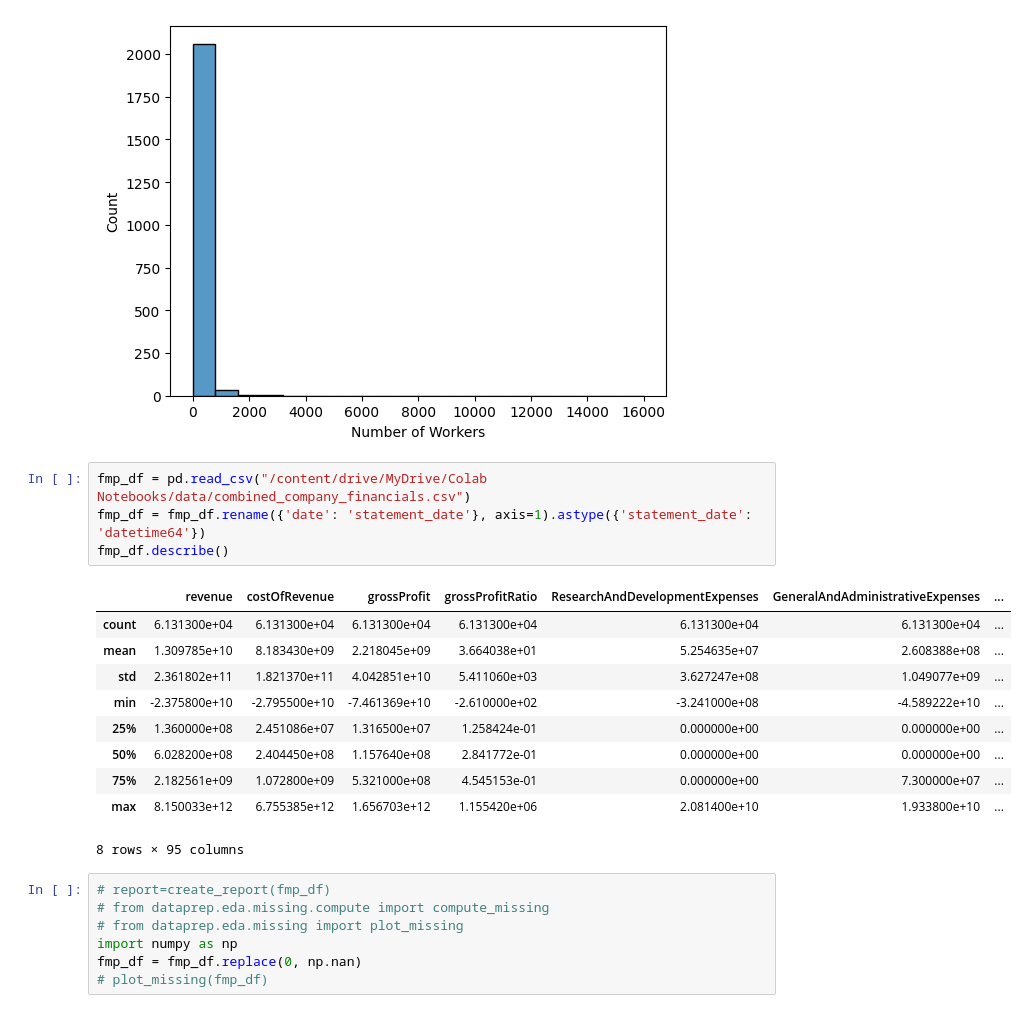
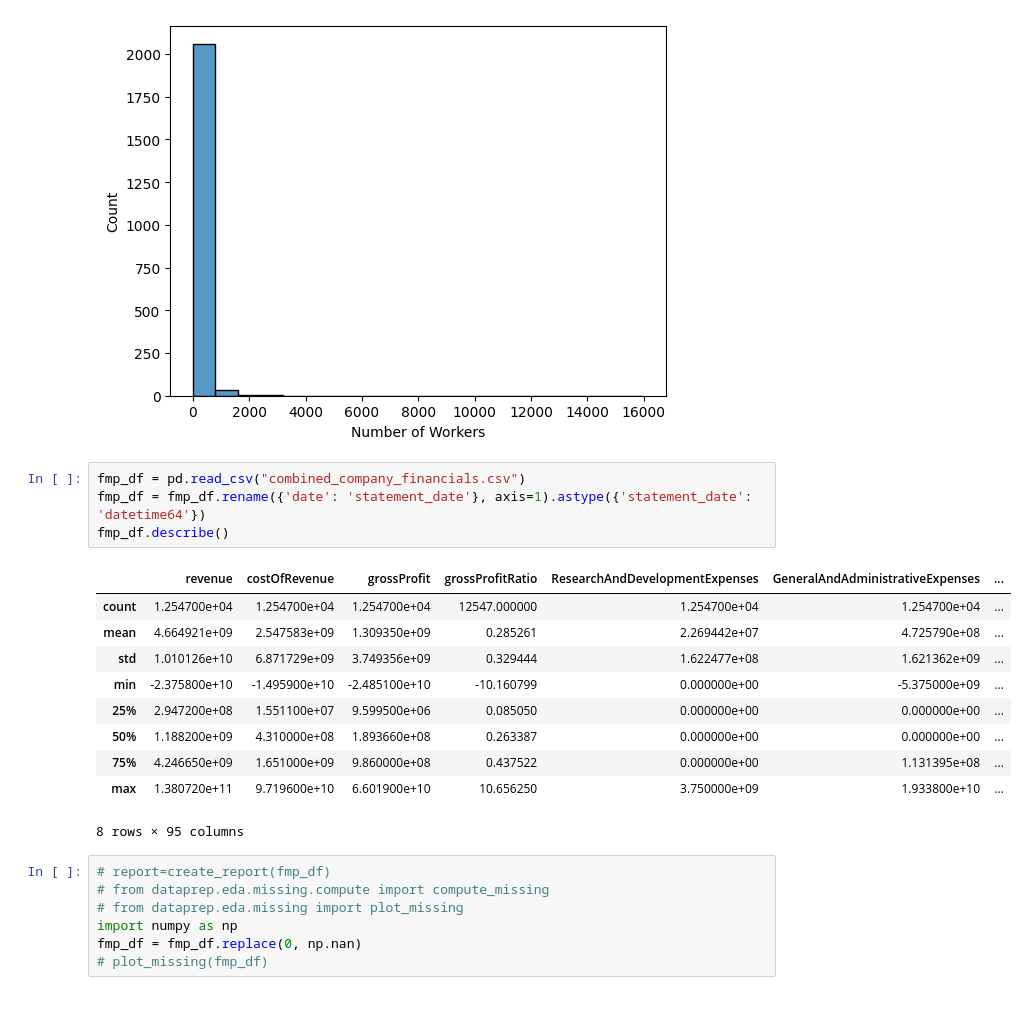
Before and after one commit to fatbuddy/layoffs-decoded, a Jupyter notebook: analysis/q2_rnn.ipynb, the cells around one changed output. Cells and saved outputs as stored; diff of their text form.

```diff
--- a/analysis/q2_rnn.ipynb
+++ b/analysis/q2_rnn.ipynb
@@ -182,19 +196,19 @@ sns.histplot(data=layoffs_symbol_df, x='Number of Workers',bins=20)
 <Axes: xlabel='Number of Workers', ylabel='Count'>
 [figure]
 # %%
-fmp_df = pd.read_csv("/content/drive/MyDrive/Colab Notebooks/data/combined_company_financials.csv")
+fmp_df = pd.read_csv("combined_company_financials.csv")
 fmp_df = fmp_df.rename({'date': 'statement_date'}, axis=1).astype({'statement_date': 'datetime64'})
 fmp_df.describe()
 # %% [output]
 |  | revenue | costOfRevenue | grossProfit | grossProfitRatio | ResearchAndDevelopmentExpenses | GeneralAndAdministrativeExpenses | ... |
-| count | 6.131300e+04 | 6.131300e+04 | 6.131300e+04 | 6.131300e+04 | 6.131300e+04 | 6.131300e+04 | ... |
-| mean | 1.309785e+10 | 8.183430e+09 | 2.218045e+09 | 3.664038e+01 | 5.254635e+07 | 2.608388e+08 | ... |
-| std | 2.361802e+11 | 1.821370e+11 | 4.042851e+10 | 5.411060e+03 | 3.627247e+08 | 1.049077e+09 | ... |
-| min | -2.375800e+10 | -2.795500e+10 | -7.461369e+10 | -2.610000e+02 | -3.241000e+08 | -4.589222e+10 | ... |
-| 25% | 1.360000e+08 | 2.451086e+07 | 1.316500e+07 | 1.258424e-01 | 0.000000e+00 | 0.000000e+00 | ... |
-| 50% | 6.028200e+08 | 2.404450e+08 | 1.157640e+08 | 2.841772e-01 | 0.000000e+00 | 0.000000e+00 | ... |
-| 75% | 2.182561e+09 | 1.072800e+09 | 5.321000e+08 | 4.545153e-01 | 0.000000e+00 | 7.300000e+07 | ... |
-| max | 8.150033e+12 | 6.755385e+12 | 1.656703e+12 | 1.155420e+06 | 2.081400e+10 | 1.933800e+10 | ... |
+| count | 1.254700e+04 | 1.254700e+04 | 1.254700e+04 | 12547.000000 | 1.254700e+04 | 1.254700e+04 | ... |
+| mean | 4.664921e+09 | 2.547583e+09 | 1.309350e+09 | 0.285261 | 2.269442e+07 | 4.725790e+08 | ... |
+| std | 1.010126e+10 | 6.871729e+09 | 3.749356e+09 | 0.329444 | 1.622477e+08 | 1.621362e+09 | ... |
+| min | -2.375800e+10 | -1.495900e+10 | -2.485100e+10 | -10.160799 | 0.000000e+00 | -5.375000e+09 | ... |
+| 25% | 2.947200e+08 | 1.551100e+07 | 9.599500e+06 | 0.085050 | 0.000000e+00 | 0.000000e+00 | ... |
+| 50% | 1.188200e+09 | 4.310000e+08 | 1.893660e+08 | 0.263387 | 0.000000e+00 | 0.000000e+00 | ... |
+| 75% | 4.246650e+09 | 1.651000e+09 | 9.860000e+08 | 0.437522 | 0.000000e+00 | 1.131395e+08 | ... |
+| max | 1.380720e+11 | 9.719600e+10 | 6.601900e+10 | 10.656250 | 3.750000e+09 | 1.933800e+10 | ... |
 8 rows × 95 columns
 # %%
 # report=create_report(fmp_df)
```
Also changed, not shown: parts of 31 cells of this notebook, 1 other file.
